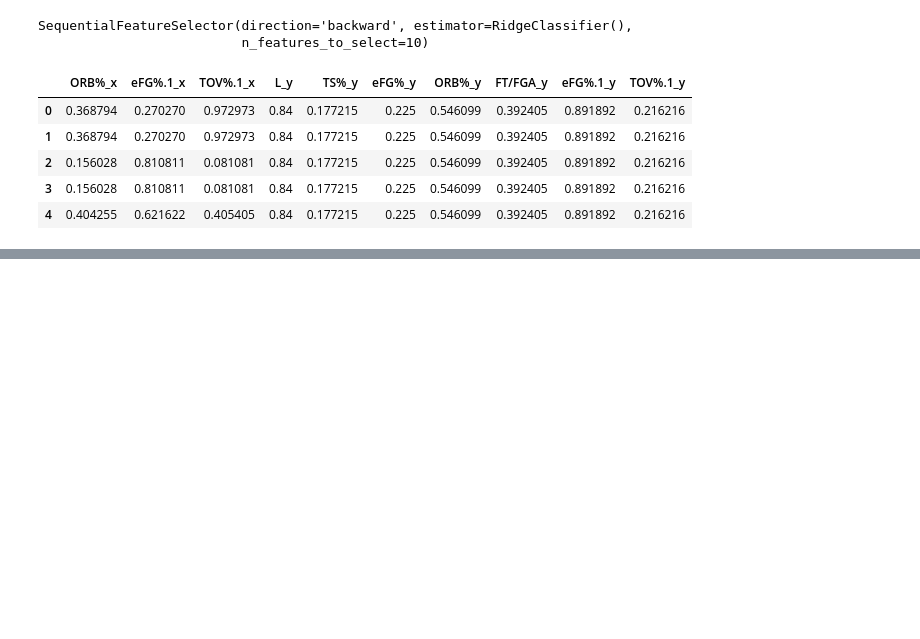
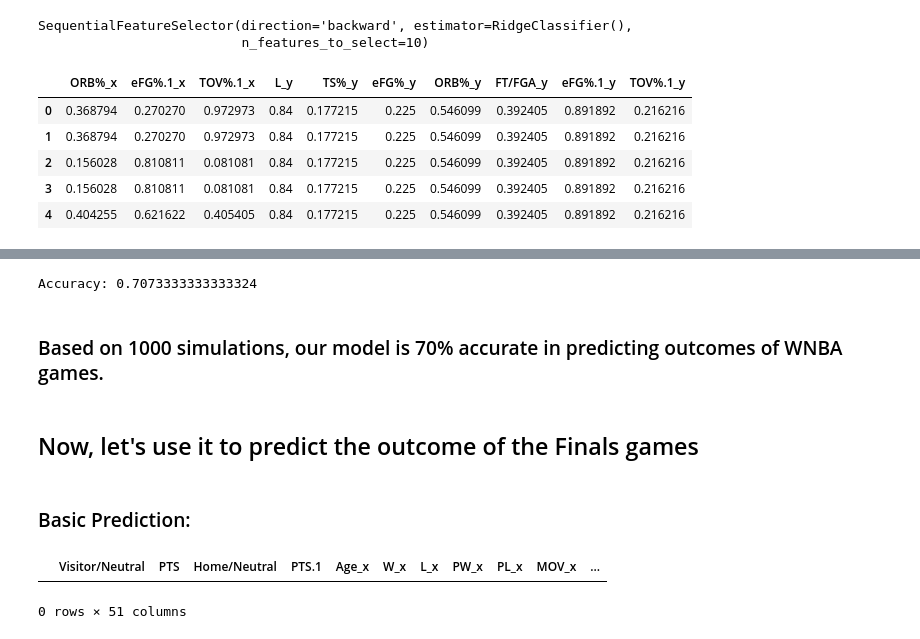
Before and after one commit to AggieSportsAnalytics/WiCS-ASA-Workshop, a Jupyter notebook: predict.ipynb, the cells around one changed output, grey strips where cells are left out. Cells and saved outputs as stored; diff of their text form; code cells hidden in the pictures; blank space fills up the shorter version.

```diff
--- a/predict.ipynb
+++ b/predict.ipynb
@@ -122 +150,21 @@ from sklearn.metrics import accuracy_score
+# %%
+score = monte_carlo(1000)
+print(f"Accuracy: {score}")
+# %% [output]
+Accuracy: 0.7073333333333324
+# %% [markdown]
+### Based on 1000 simulations, our model is 70% accurate in predicting outcomes of WNBA games.
+# %% [markdown]
+## Now, let's use it to predict the outcome of the Finals games
+# %% [markdown]
+### Basic Prediction:
+# %%
+# Remove the rows where the Aces and Liberty play against each other
+non_aces_liberty_game = df
+non_aces_liberty_game = non_aces_liberty_game.drop(non_aces_liberty_game[(non_aces_liberty_game['Home/Neutral'] == 'Las Vegas Aces') & (non_aces_liberty_game['Visitor/Neutral'] == 'New York Liberty')].index)
+non_aces_liberty_game = non_aces_liberty_game.drop(non_aces_liberty_game[(non_aces_liberty_game['Home/Neutral'] == 'New York Liberty') & (non_aces_liberty_game['Visitor/Neutral'] == 'Las Vegas Aces')].index)
+non_aces_liberty_game[(non_aces_liberty_game['Home/Neutral'] == 'Las Vegas Aces') & (non_aces_liberty_game['Visitor/Neutral'] == 'New York Liberty')]
+# %% [output]
+|  | Visitor/Neutral | PTS | Home/Neutral | PTS.1 | Age_x | W_x | L_x | PW_x | PL_x | MOV_x | ... |
+0 rows × 51 columns
 # %%
```
Also changed, not shown: parts of 20 cells of this notebook.
